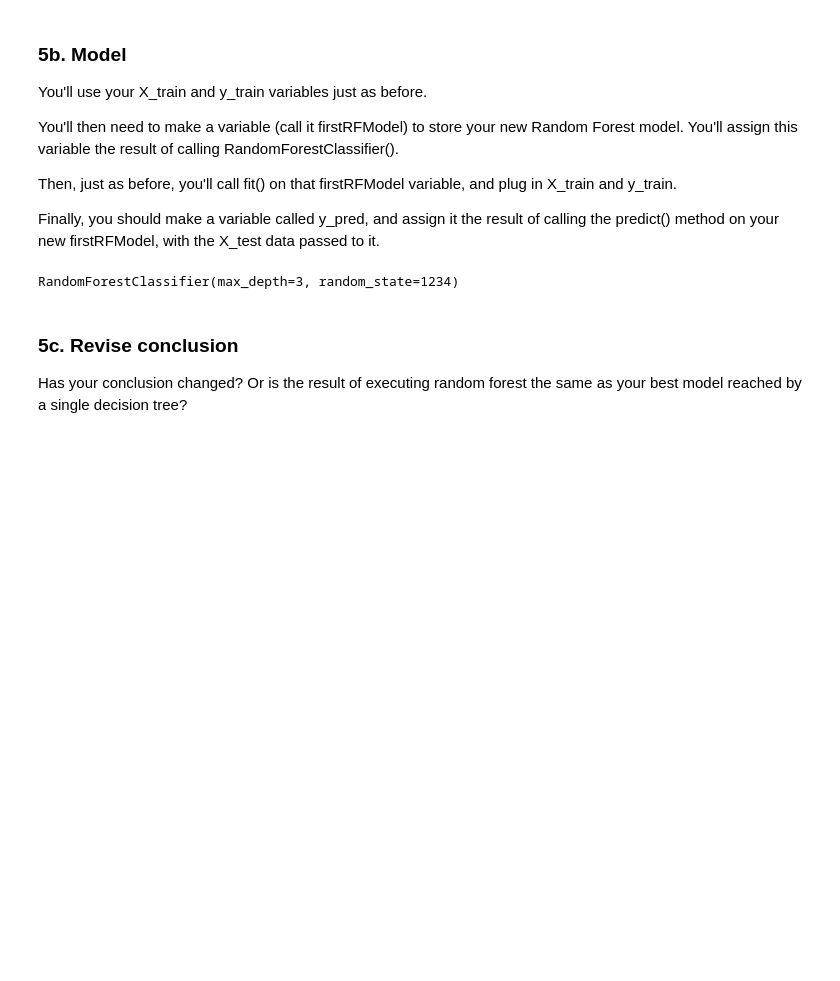
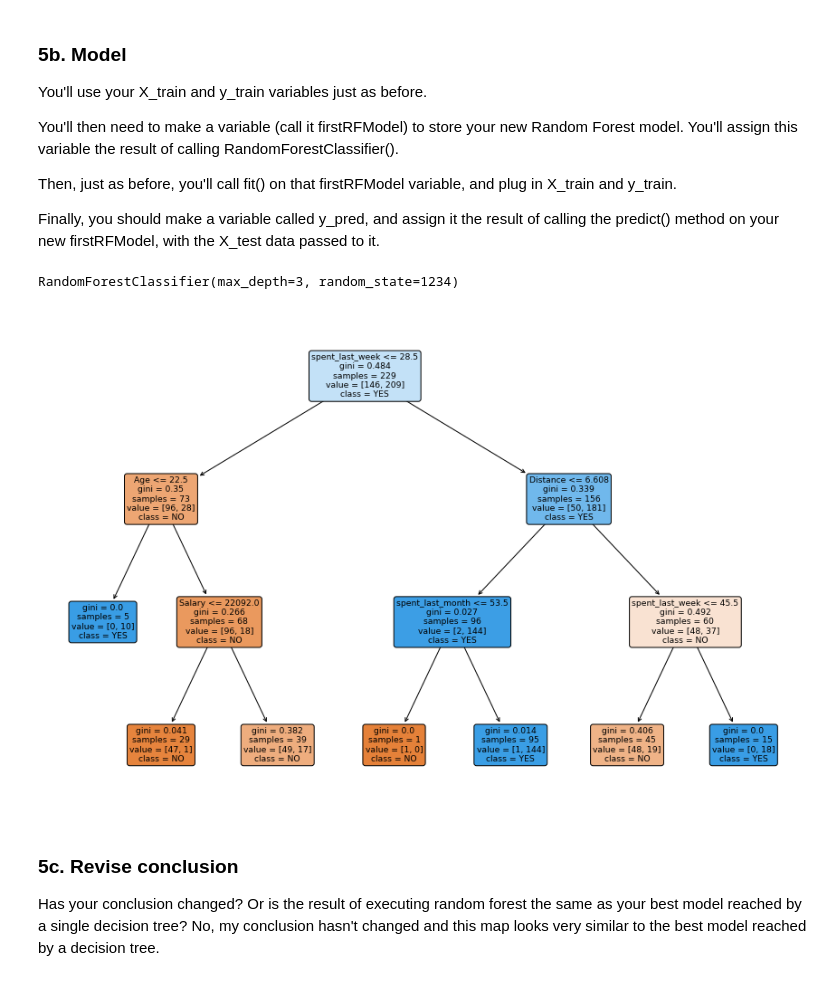
Before and after one commit to 4n0n4ugur/Springboard, a Jupyter notebook: Springboard Decision Tree Specialty Coffee Case Study - Tier 3.ipynb, the cells around one changed output. Cells and saved outputs as stored; diff of their text form; code cells hidden in the pictures; blank space fills up the shorter version.

```diff
--- a/Springboard Decision Tree Specialty Coffee Case Study - Tier 3.ipynb
+++ b/Springboard Decision Tree Specialty Coffee Case Study - Tier 3.ipynb
@@ -630,7 +644,18 @@ y_pred = firstRFModel.predict(X_test)
 firstRFModel
 # %% [output]
 RandomForestClassifier(max_depth=3, random_state=1234)
+# %%
+fig = plt.figure(figsize=(15, 10))
+plot_tree(firstRFModel.estimators_[0],
+          feature_names=X.columns,
+          class_names = ["NO", "YES"],
+          filled=True, rounded=True)
+
+plt.show()
+# %% [output]
+[figure, added]
 # %% [markdown]
 ### 5c. Revise conclusion
 
 Has your conclusion changed? Or is the result of executing random forest the same as your best model reached by a single decision tree?
+No, my conclusion hasn't changed and this map looks very similar to the best model reached by a decision tree.
```
Also changed, not shown: parts of 9 cells of this notebook.
